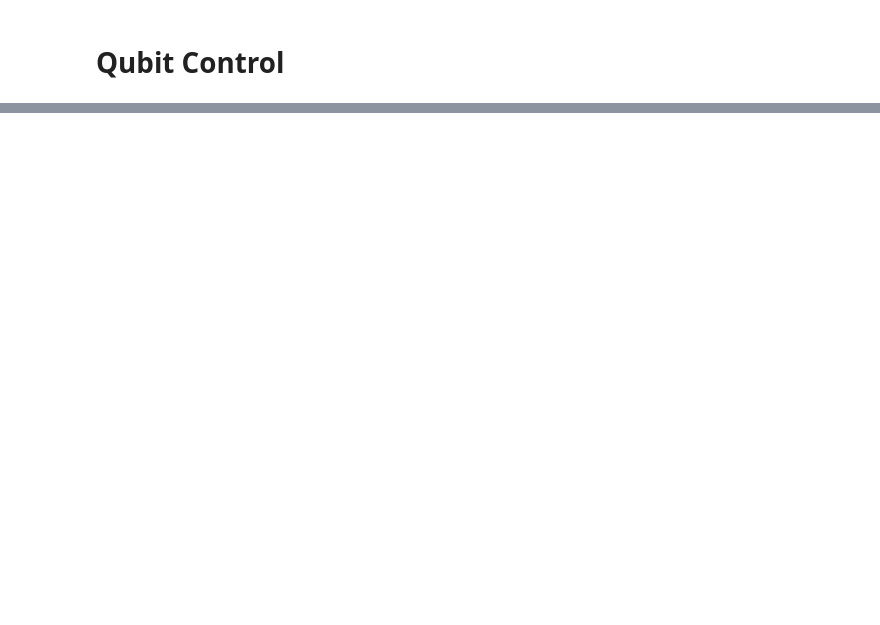
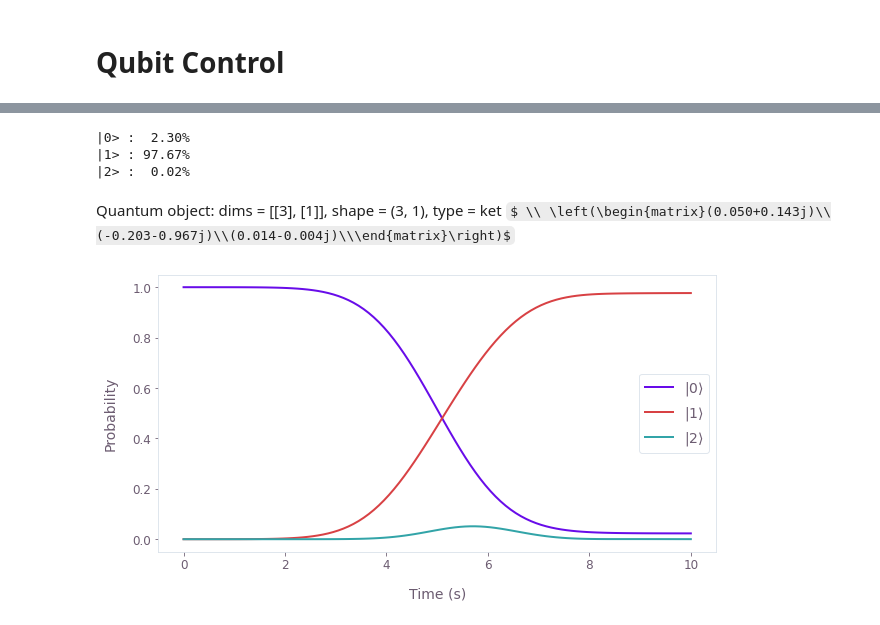
Before and after one commit to amachino/physics-of-qubits, a Jupyter notebook: content/ipynb/qubit-control.ipynb, the cells around one changed output, grey strips where cells are left out. Drawn from its saved outputs; the diff is of its cells as text; code cells hidden in the pictures; some formulas as TeX source; blank space fills up the shorter version.

```diff
--- a/content/ipynb/qubit-control.ipynb
+++ b/content/ipynb/qubit-control.ipynb
@@ -140,0 +176,9 @@ print(populations[-1][1])
+# %%
+result = simulator.simulate(waveform)
+simulator.display_bloch_sphere(result)
+simulator.plot_populations(result)
+simulator.print_final_populations(result)
+
+final_state = result.states[-1]
+display(final_state)
+# %% [output]
@@ -140,0 +187,5 @@ print(populations[-1][1])
+|0> :  2.30%
+|1> : 97.67%
+|2> :  0.02%
+Quantum object: dims = [[3], [1]], shape = (3, 1), type = ket $ \\ \left(\begin{matrix}(0.050+0.143j)\\(-0.203-0.967j)\\(0.014-0.004j)\\\end{matrix}\right)$
+[figure, added]
```
Also changed, not shown: parts of 11 cells of this notebook.
